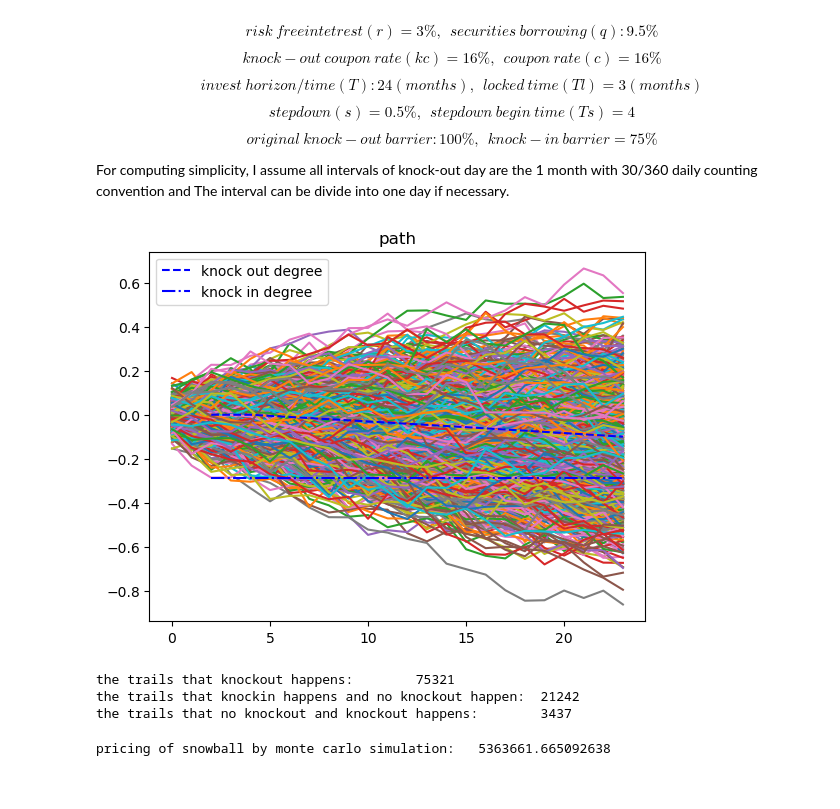
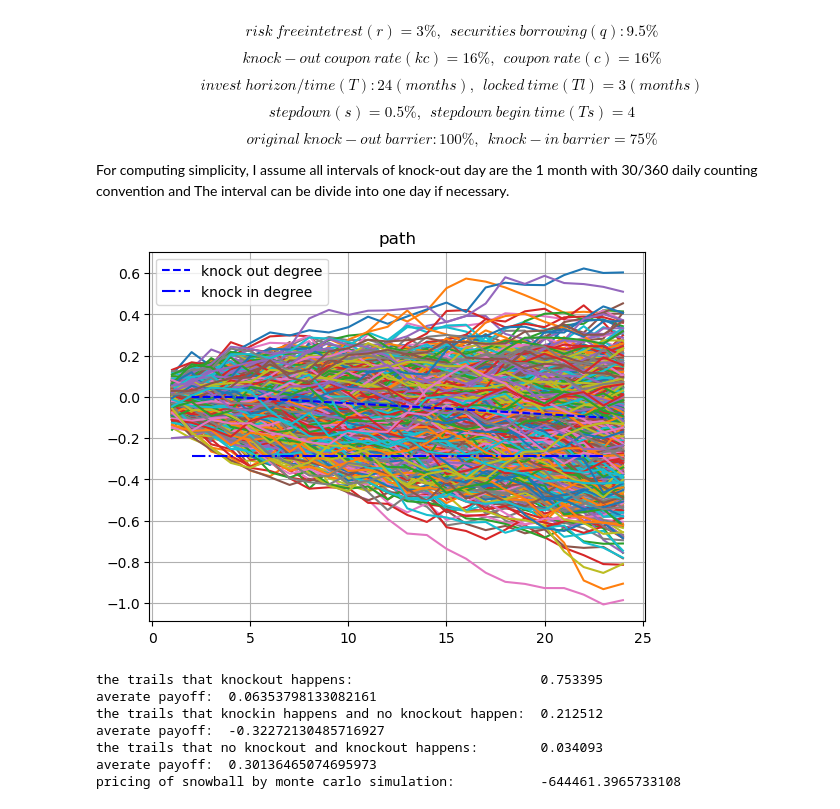
Before and after one commit to TonyWang23/Simulation_Quant_Finance, a Jupyter notebook: snowball.ipynb, the cells around one changed output. Drawn from its saved outputs; the diff is of its cells as text; code cells hidden in the pictures.

```diff
--- a/snowball.ipynb
+++ b/snowball.ipynb
@@ -13,51 +13,52 @@ The interval can be divide into one day if necessary.
 # %%
 #monte carlo method
 import numpy as np
 import matplotlib.pyplot as plt
 #we denote the price level with log(S) to avoid time-costing logarithm comuptation\
 #in monte carlo process
 r=0.03;q=0.095;sigma=0.16;dt=1/12;T=2;N=100_000_000
-knock_in=0.75;n=100000
+knock_in=0.75;n=1000000
 #We use argmax to postion the index of knock/in event, if we only use 22 data, we cannot
 #distinguish whether the first observation month encounter knock/in or knock/in no event happens in
 #the full trail. First two observation months dont exist,so we set them to 100,
 #as impossible to knock out, so if knock/in event happens in the third observation month, argmax
 #will return index 2; return 0 if no knock/in event happens.
 knock_out_degree_array=np.array([*([100]*2),*([0]*22)],dtype=float)
 knock_out_degree_array[-20:]=np.log(np.linspace(1,0.905,20))
 path=np.random.randn(n,24)*sigma*np.sqrt(dt)+(r-q-0.5*sigma**2)*dt
 path=path.cumsum(axis=1)
 
-plt.plot(path[:min(1000,path.shape[0]),:].T)
+plt.plot(range(1,25),path[:min(1000,path.shape[0]),:].T)
 plt.plot(range(2,24),knock_out_degree_array[-22:],'b--',label='knock out degree')
 plt.plot(range(2,24),np.log(knock_in)*np.ones(22),'b-.',label='knock in degree')
 plt.legend()
+plt.grid()
 plt.title('path')
 plt.show()
 # %% [output]
-[figure, old version]
+[figure, new version]
 # %%
-row_indices = np.arange(n)
-arg_knockout=np.column_stack((row_indices,np.argmax(path[:,]>knock_out_degree_array,axis=1)))
-arg_knockin=np.column_stack((row_indices,np.argmax(path[:,]<np.log(knock_in),axis=1)))
-arg_knockout_indicatior=arg_knockout[:,1]>=2
-arg_knockin_no_knockout_indicatior=(arg_knockout[:,1]<2)*(arg_knockin[:,1]>=2)
-arg_no_knockin_no_knockout_indicatior=(arg_knockout[:,1]<2)*(arg_knockin[:,1]<2)
-print("the trails that knockout happens:\t",arg_knockout_indicatior.sum())
-print("the trails that knockin happens and no knockout happen:\t",arg_knockin_no_knockout_indicatior.sum())
-print("the trails that no knockout and knockout happens:\t",arg_no_knockin_no_knockout_indicatior.sum())
+arg_knockout=np.argmax(path[:,]>knock_out_degree_array,axis=1)
+arg_knockin=np.argmax(path[:,]<np.log(knock_in),axis=1)
+arg_knockout_indicatior=arg_knockout>=2
+arg_knockin_no_knockout_indicatior=(arg_knockout<2)*(arg_knockin>=2)
+arg_no_knockin_no_knockout_indicatior=(arg_knockout<2)*(arg_knockin<2)
+#knockout and no knockin
+value_out=(np.exp(-r*arg_knockout[arg_knockout_indicatior]*dt)*arg_knockout[arg_knockout_indicatior]*dt*0.16)
+#no knockout and no knockin
+value_noin_noout=arg_no_knockin_no_knockout_indicatior[arg_no_knockin_no_knockout_indicatior!=0]*2*0.16*np.exp(-r*2)
+#knock in and no knockout, similar to a put option
+array_in_noout=np.exp(path[arg_knockin_no_knockout_indicatior,-1])-1
+value_in_noout=np.where(array_in_noout>0,0,array_in_noout)*np.exp(-r*2)
+print("the trails that knockout happens:\t\t\t",arg_knockout_indicatior.sum()/n,"\naverate payoff:\t", value_out.mean())
+print("the trails that knockin happens and no knockout happen:\t",arg_knockin_no_knockout_indicatior.sum()/n,"\naverate payoff:\t", array_in_noout.mean())
+print("the trails that no knockout and knockout happens:\t",arg_no_knockin_no_knockout_indicatior.sum()/n,"\naverate payoff:\t", value_noin_noout.mean())
+print("pricing of snowball by monte carlo simulation:\t\t",(value_out.sum()+value_noin_noout.sum()+value_in_noout.sum())/n*N)
 # %% [output]
-the trails that knockout happens:        75321
-the trails that knockin happens and no knockout happen:  21242
-the trails that no knockout and knockout happens:        3437
+the trails that knockout happens:                        0.753395
+averate payoff:  0.06353798133082161
+the trails that knockin happens and no knockout happen:  0.212512
+averate payoff:  -0.32272130485716927
+the trails that no knockout and knockout happens:        0.034093
+averate payoff:  0.30136465074695973
+pricing of snowball by monte carlo simulation:           -644461.3965733108
-# %%
-#knockout and no knockin
-value_out=(arg_knockout[arg_knockout_indicatior,1]*dt*0.16).sum()
-#no knockout and no knockin
-value_noin_noout=arg_no_knockin_no_knockout_indicatior.sum()*2*0.16
-#knock in and no knockout, similar to a put option
-array_in_noout=np.exp(path[arg_no_knockin_no_knockout_indicatior,-1])-1
-value_in_noout=np.where(array_in_noout>-0,0,array_in_noout).sum()
-print("pricing of snowball by monte carlo simulation:\t",(value_out+value_noin_noout+value_in_noout)/n*N)
-# %% [output]
-pricing of snowball by monte carlo simulation:   5363661.665092638
```
Also changed, not shown: parts of 4 cells of this notebook.
